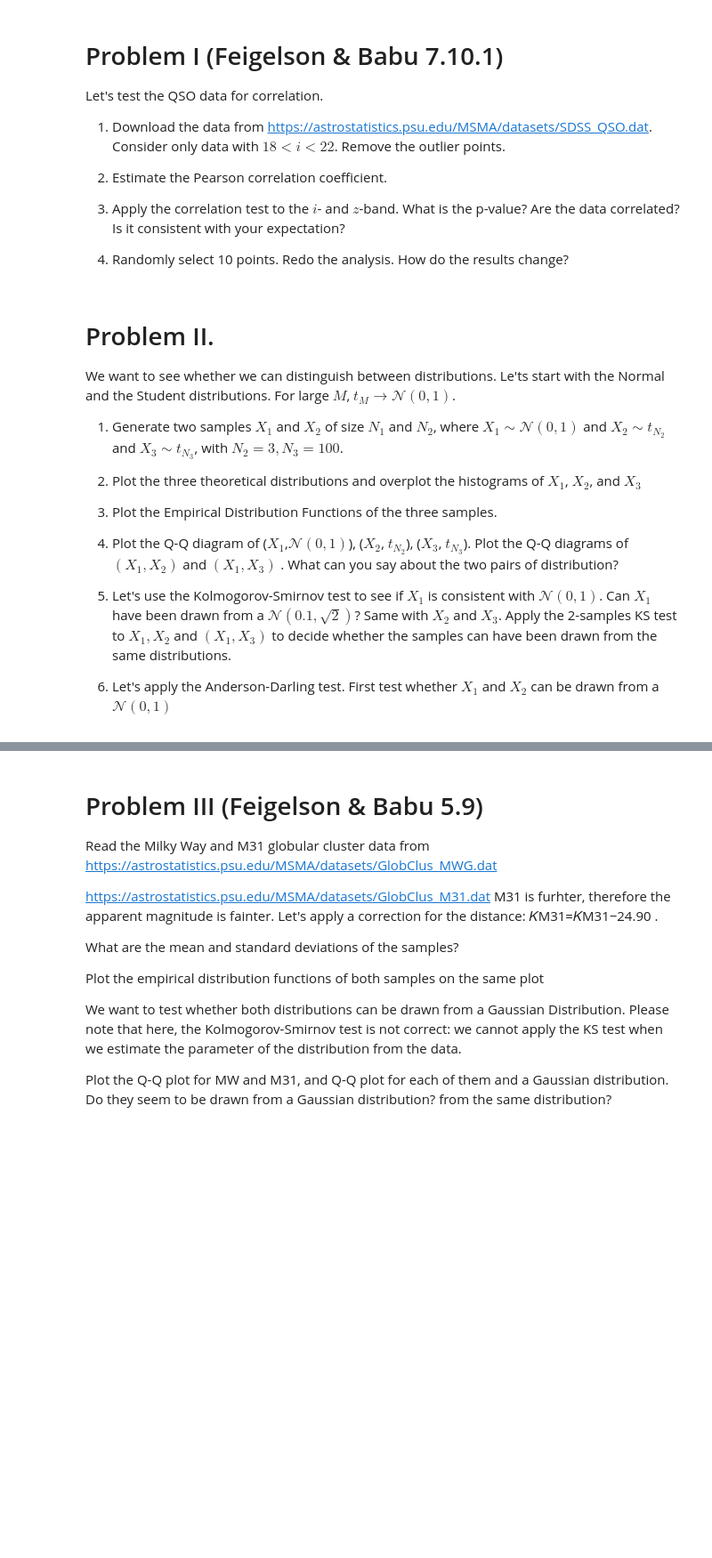
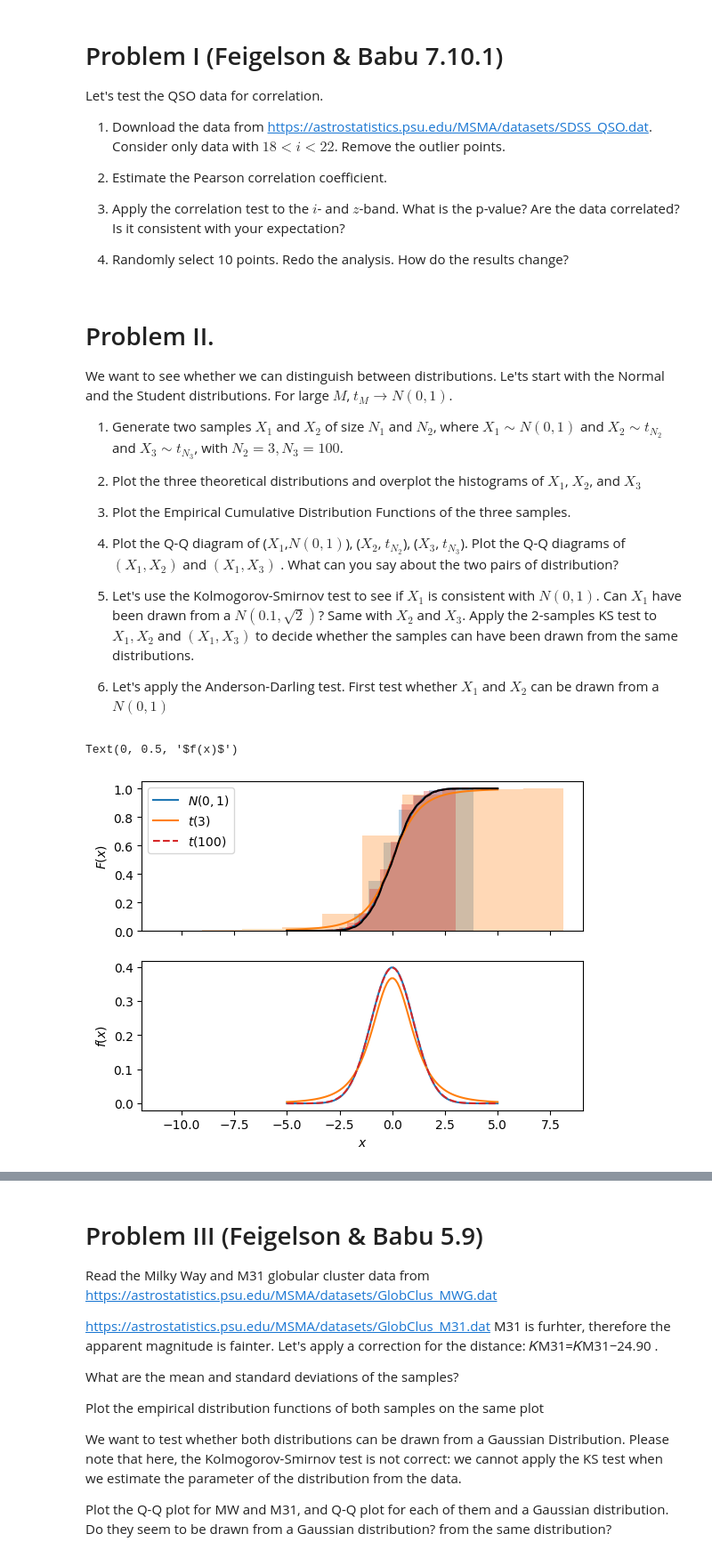
Before and after one commit to blhuillier/2025B_AstroDataAnalysis, a Jupyter notebook: Notebooks/Chap_6_hypothesis_exercise.ipynb, the cells around one changed output, grey strips where cells are left out. Shown: that part at 89% size. Saved outputs shown, nothing was run; the diff lists cells and outputs as text; code cells hidden in the pictures; blank space fills up the shorter version.

```diff
--- a/Notebooks/Chap_6_hypothesis_exercise.ipynb
+++ b/Notebooks/Chap_6_hypothesis_exercise.ipynb
@@ -15,20 +15,85 @@ Let's test the QSO data for correlation.
 # %% [markdown]
 # Problem II.
 
-We want to see whether we can distinguish between distributions. Le'ts start with the Normal and the Student distributions. For large $M$, $t_M\rightarrow \mathcal{N}(0,1)$.
+We want to see whether we can distinguish between distributions. Le'ts start with the Normal and the Student distributions. For large $M$, $t_M\rightarrow {N}(0,1)$.
 
-1. Generate two samples $X_1$ and $X_2$ of size $N_1$ and $N_2$, where $X_1\sim \mathcal N(0,1)$ and $X_2 \sim  t_{N_2}$ and $X_3\sim t_{N_3}$, with $N_2=3, N_3=100$.
+1. Generate two samples $X_1$ and $X_2$ of size $N_1$ and $N_2$, where $X_1\sim  N(0,1)$ and $X_2 \sim  t_{N_2}$ and $X_3\sim t_{N_3}$, with $N_2=3, N_3=100$.
 
 2. Plot the three theoretical distributions and overplot the histograms of $X_1$, $X_2$, and $X_3$
 
-3. Plot the Empirical Distribution Functions of the three samples.
+3. Plot the Empirical Cumulative Distribution Functions of the three samples.
 
-4. Plot the Q-Q diagram of ($X_1$,$\mathcal N(0,1)$), ($X_2$, $t_{N_2}$),  ($X_3$, $t_{N_3}$).
+4. Plot the Q-Q diagram of ($X_1$,$ {N}(0,1)$), ($X_2$, $t_{N_2}$),  ($X_3$, $t_{N_3}$).
 Plot the Q-Q diagrams of    $(X_1,X_2)$ and $(X_1,X_3)$ . What can you say about the two pairs of distribution?
 
-5. Let's use the Kolmogorov-Smirnov test to see if $X_1$ is consistent with $\mathcal{N}(0,1)$.
-Can $X_1$ have been drawn from a $\mathcal N(0.1,\sqrt{2})$?
+5. Let's use the Kolmogorov-Smirnov test to see if $X_1$ is consistent with ${N}(0,1)$.
+Can $X_1$ have been drawn from a $ N(0.1,\sqrt{2})$?
  Same with $X_2$ and $X_3$.
  Apply the 2-samples KS test to $X_1,X_2$ and $(X_1,X_3)$ to decide whether the samples can have been drawn from the same distributions.
 
-6. Let's apply the Anderson-Darling test. First test whether $X_1$ and $X_2$ can be drawn from a $\mathcal{N}(0,1)$
+6. Let's apply the Anderson-Darling test. First test whether $X_1$ and $X_2$ can be drawn from a ${N}(0,1)$
+# %%
+import numpy as np
+import scipy.stats as stats
+import matplotlib.pyplot as plt
+
+
+# I check the rcParams to obtain Matplotlib default list of colors:
+#  print (plt.rcParams)
+
+mycols = ['#1f77b4', '#ff7f0e', '#2ca02c', '#d62728', '#9467bd', '#8c564b', '#e377c2', '#7f7f7f', '#bcbd22', '#17becf']
+# %%
+
+
+# initialize the seed:
+r = np.random.RandomState(42)
+
+N1 = 1000
+N2 = 500
+N3 = 200
+
+M2 = 3
+M3 = 100
+
+# define the samples
+X1 = r.normal(size=N1)
+X2 = r.standard_t(df=M2, size=N2)
+X3 = r.standard_t(df=M3, size=N3)
+
+# define the theoretical distributions:
+dist1 = stats.norm(0,1)
+dist2 = stats.t(M2)
+dist3 = stats.t(M3)
+
+
+x0 = np.linspace(-5,5,100)
+fig,ax = plt.subplots(2,1,sharex=True)
+
+# cdf:
+iax = ax[0]
+iax.plot(x0, dist1.cdf(x0), label='$N(0,1)$')
+iax.plot(x0, dist2.cdf(x0), label='$t(3)$')
+iax.plot([],[])
+iax.plot(x0, dist3.cdf(x0), label='$t(100)$', ls='--')
+iax.set_ylabel("$F(x)$")
+iax.legend()
+iax.hist(X1, cumulative=True, density=True, color=mycols[0], alpha=.3)
+iax.hist(X2, cumulative=True, density=True, color=mycols[1], alpha=.3)
+iax.hist(X3, cumulative=True, density=True, color=mycols[3], alpha=.3)
+iax.plot(x0, Fn(X1, x0), color='k')
+
+# pdf:
+iax = ax[1]
+iax.plot(x0, dist1.pdf(x0), label='$N(0,1)$')
+iax.plot(x0, dist2.pdf(x0), label='$t(3)$')
+iax.plot([],[])
+iax.plot(x0, dist3.pdf(x0), label='$t(100)$', ls='--')
+
+
+
+
+iax.set_xlabel("$x$")
+iax.set_ylabel("$f(x)$")
+# %% [output]
+Text(0, 0.5, '$f(x)$')
+[figure, added]
```
Also changed, not shown: parts of 6 cells of this notebook.
